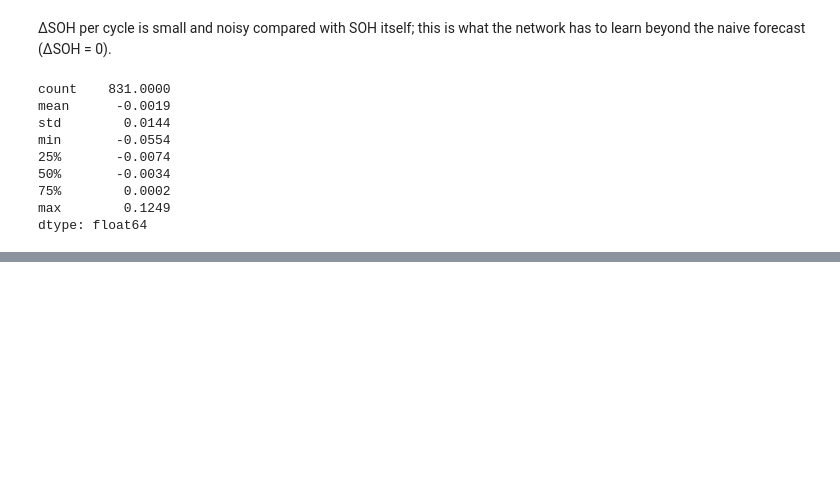
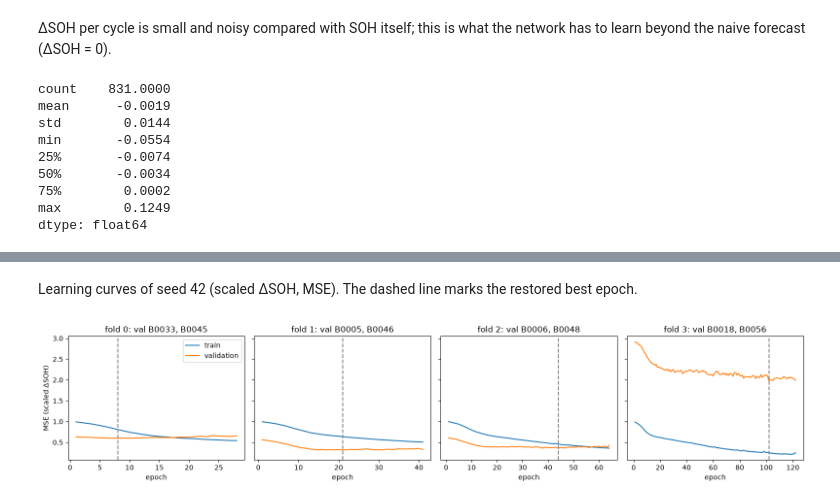
Before and after one commit to Ac-2836/STAT3013.R11.CTTT_Group08, a Jupyter notebook: notebooks/40_dl.ipynb, the cells around one changed output, grey strips where cells are left out. Drawn from its saved outputs; the diff is of its cells as text; code cells hidden in the pictures; blank space fills up the shorter version.

Commit message:
feat(dl): train LSTM with battery GroupKFold, early stopping and 5 seeds

```diff
--- a/notebooks/40_dl.ipynb
+++ b/notebooks/40_dl.ipynb
@@ -104,0 +114,8 @@ dtype: float64
+# %%
+from lstm_model import LSTMReg, SEEDS, cross_validate
+
+n_params = sum(p.numel() for p in LSTMReg(len(STEP_FEATURES)).parameters())
+print(f"trainable parameters: {n_params} for {len(Xtr)} training windows")
+
+folds, curves = cross_validate(train, SEEDS)
+folds.round(4)
@@ -104,0 +165,19 @@ dtype: float64
+# %% [markdown]
+Learning curves of seed 42 (scaled ΔSOH, MSE). The dashed line marks the restored best epoch.
+# %%
+import matplotlib.pyplot as plt
+
+fig, axes = plt.subplots(1, 4, figsize=(16, 3.5), sharey=True)
+for (k, h), ax in zip(curves[curves.seed == 42].groupby("fold"), axes):
+    row = folds[(folds.seed == 42) & (folds.fold == k)].iloc[0]
+    ax.plot(h.epoch, h.train_mse, label="train")
+    ax.plot(h.epoch, h.val_mse, label="validation")
+    ax.axvline(row.best_epoch, ls="--", c="grey")
+    ax.set_title(f"fold {k}: val {row.val_batteries}")
+    ax.set_xlabel("epoch")
+axes[0].set_ylabel("MSE (scaled ΔSOH)")
+axes[0].legend()
+fig.tight_layout()
+fig.savefig(ROOT / "reports" / "figures" / "lstm_learning_curve.png", dpi=150)
+# %% [output]
+[figure, added]
```
Also changed, not shown: parts of 5 cells of this notebook, 2 other files.
